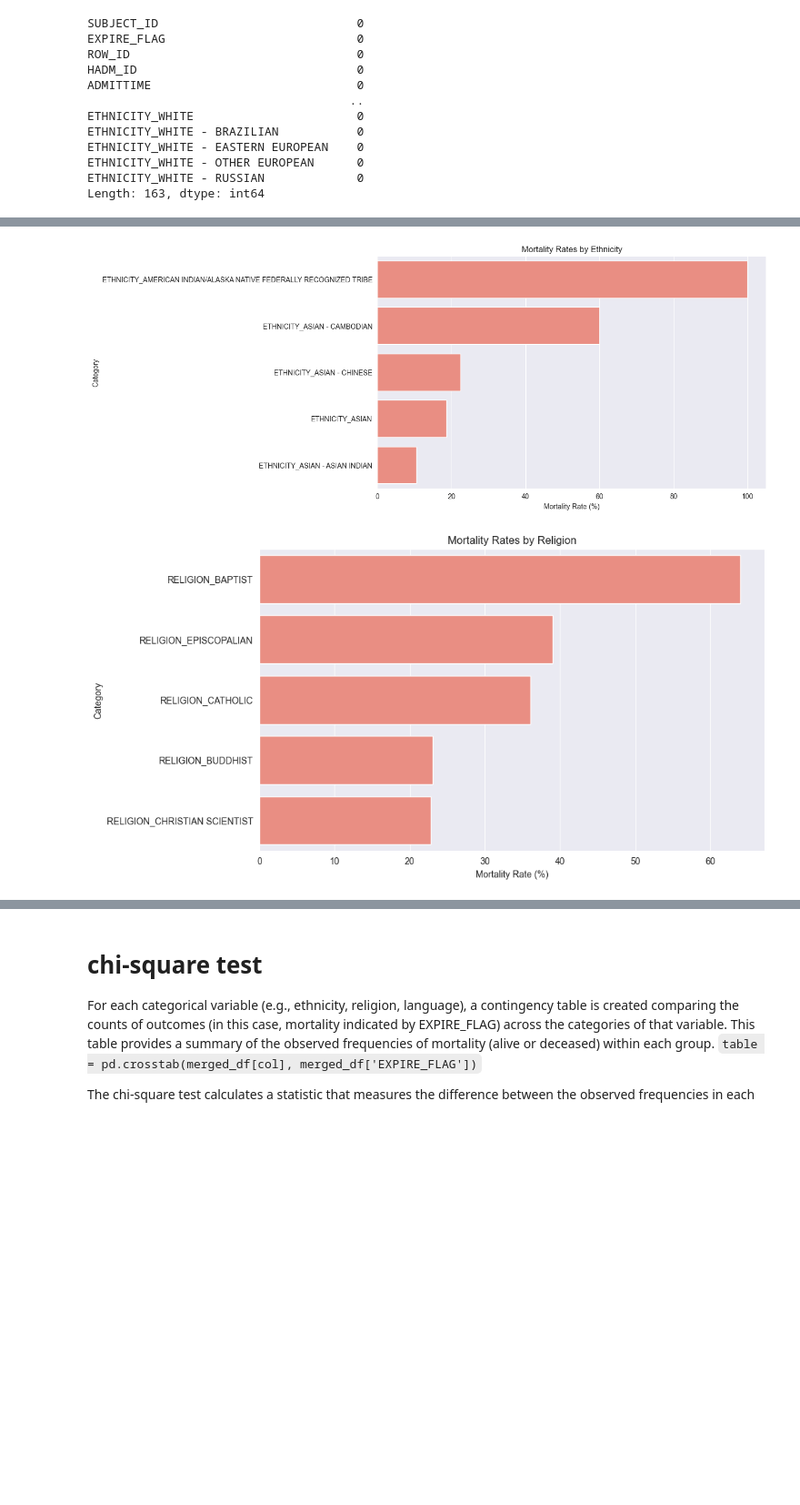
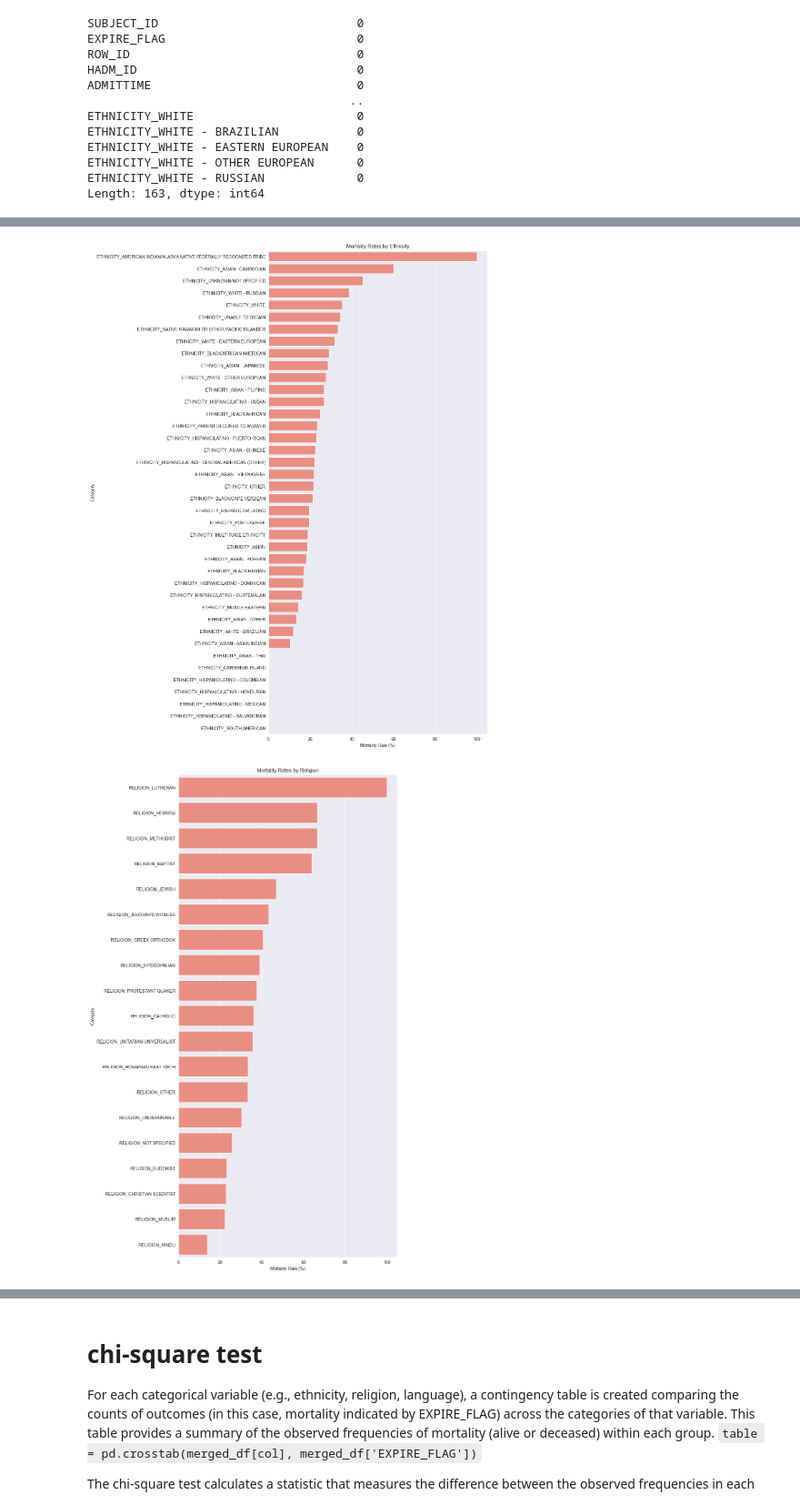
Before and after one commit to Math2130/MIMIC-III-Mortality-Analysis, a Jupyter notebook: VisualizationDemographics.ipynb, the cells around one changed output, grey strips where cells are left out. Shown at 91% size. Drawn from its saved outputs; the diff is of its cells as text; code cells hidden in the pictures; blank space fills up the shorter version.

```diff
--- a/VisualizationDemographics.ipynb
+++ b/VisualizationDemographics.ipynb
@@ -148,30 +150,30 @@ plot_demographic_distribution(language_columns, 'Language Distribution', 7)
 # %%
 def plot_mortality_rates_corrected(columns, title):
     mortality_rates = {}
     for col in columns:
         group_mean = merged_df.groupby(col)['EXPIRE_FLAG'].mean()
         if len(group_mean) > 1:  # Ensure there are at least two groups (0 and 1 for the demographic variable)
             mortality_rate = group_mean.loc[True] * 100  # Specifically use .loc[True] to avoid indexing issues
         else:
             mortality_rate = 0  # Default to 0 if there's no variation in the group
         mortality_rates[col] = mortality_rate
 
     # Sorting the mortality rates for plotting
     mortality_rates_sorted = {k: v for k, v in sorted(mortality_rates.items(), key=lambda item: item[1], reverse=True)}
 
     # Creating the plot
-    plt.figure(figsize=(10, 6))
+    plt.figure(figsize=(9, 20))
     sns.barplot(x=list(mortality_rates_sorted.values()), y=list(mortality_rates_sorted.keys()), color="salmon")
     plt.title(f'Mortality Rates by {title}')
     plt.xlabel('Mortality Rate (%)')
     plt.ylabel('Category')
     plt.show()
 
 
 # Each bar represents the mortality rate (%) within the respective category.
-plot_mortality_rates_corrected(ethnicity_columns[:5], 'Ethnicity')
-plot_mortality_rates_corrected(religion_columns[:5], 'Religion')
-plot_mortality_rates_corrected(language_columns[:5], 'Language')
+plot_mortality_rates_corrected(ethnicity_columns, 'Ethnicity')
+plot_mortality_rates_corrected(religion_columns, 'Religion')
+plot_mortality_rates_corrected(language_columns, 'Language')
 # %% [output]
-[figure, old version]
+[figure, new version]
-[figure, old version]
+[figure, new version]
```
Also changed, not shown: parts of 7 cells of this notebook.
